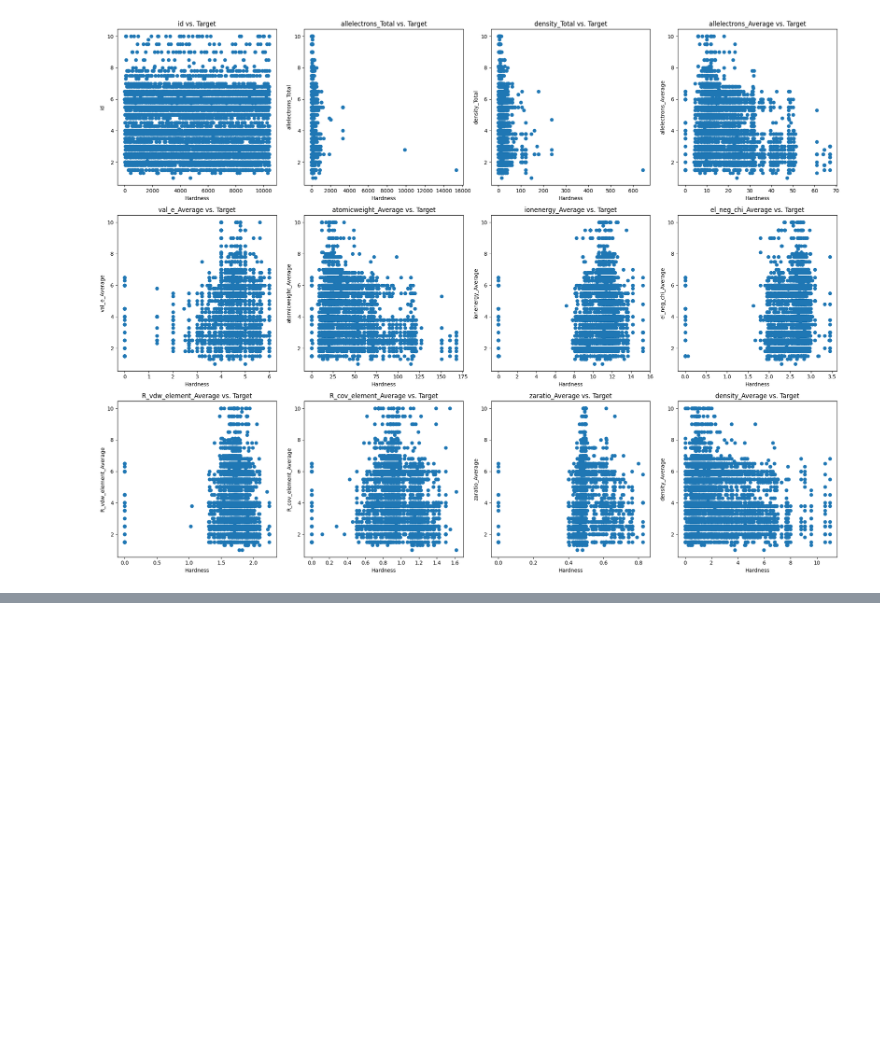
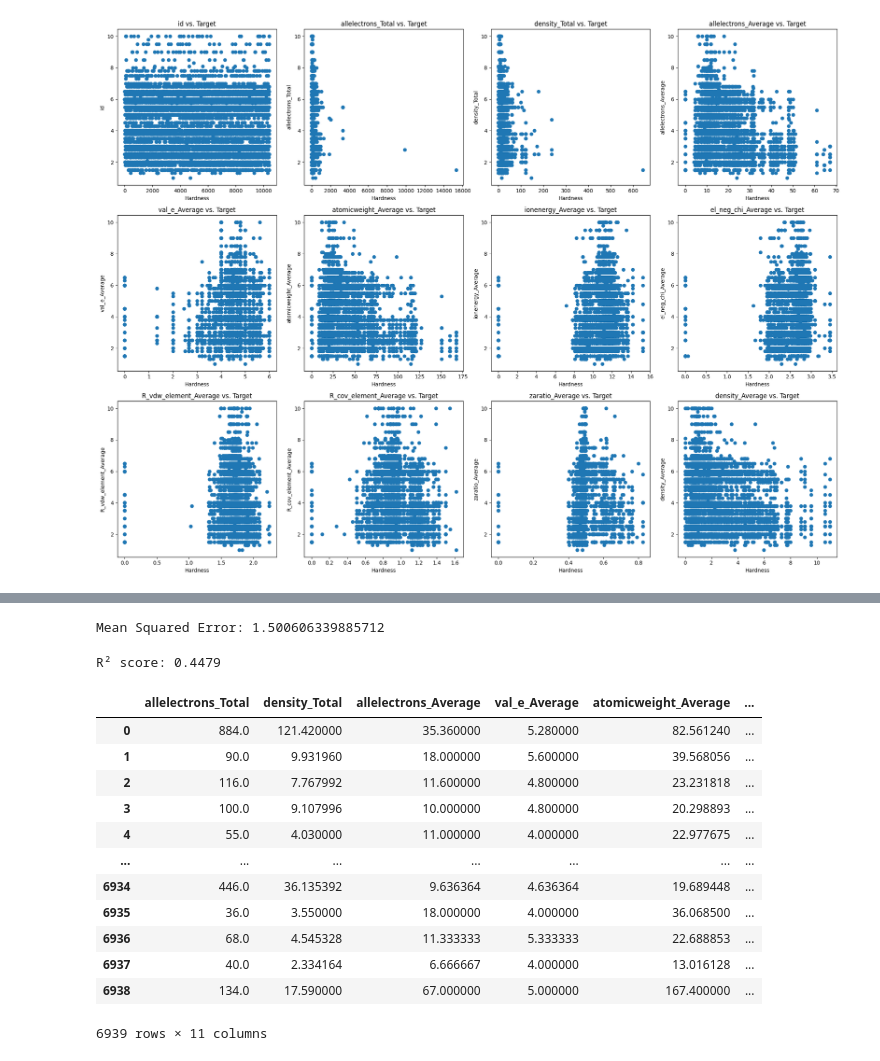
Before and after one commit to gacheru101/Play_ground_series-data, a Jupyter notebook: play-ground-series.ipynb, the cells around one changed output, grey strips where cells are left out. Saved outputs shown, nothing was run; the diff lists cells and outputs as text; code cells hidden in the pictures; blank space fills up the shorter version.

```diff
--- a/play-ground-series.ipynb
+++ b/play-ground-series.ipynb
@@ -79,0 +146,50 @@ plt.show()
+# %%
+#feature engineering for the features
+# Splitting the data into features and target
+X = df_scaled
+y = df_train['Hardness']
+
+from sklearn.model_selection import train_test_split
+# Splitting dataset into training and testing set
+X_train, X_test, y_train, y_test = train_test_split(X, y, test_size=0.2, random_state=42)
+from sklearn.ensemble import GradientBoostingRegressor
+from sklearn.metrics import mean_squared_error
+
+# Initialize the model
+gbm_model = GradientBoostingRegressor(n_estimators=100, learning_rate=0.1, max_depth=3, random_state=42)
+
+# Fit the model
+gbm_model.fit(X_train, y_train)
+
+# Predictions
+predictions = gbm_model.predict(X_test)
+
+# Evaluate the model
+mse = mean_squared_error(y_test, predictions)
+print(f"Mean Squared Error: {mse}")
+# %% [output]
+Mean Squared Error: 1.500606339885712
+# %%
+from sklearn.metrics import r2_score
+# Calculate the R² score
+r2 = r2_score(y_test, predictions)
+print(f'R² score: {r2:.4f}')
+# %% [output]
+R² score: 0.4479
+# %%
+df_tes = df_test.drop(['id'],axis=1)
+df_tes
+# %% [output]
+|  | allelectrons_Total | density_Total | allelectrons_Average | val_e_Average | atomicweight_Average | ... |
+| 0 | 884.0 | 121.420000 | 35.360000 | 5.280000 | 82.561240 | ... |
+| 1 | 90.0 | 9.931960 | 18.000000 | 5.600000 | 39.568056 | ... |
+| 2 | 116.0 | 7.767992 | 11.600000 | 4.800000 | 23.231818 | ... |
+| 3 | 100.0 | 9.107996 | 10.000000 | 4.800000 | 20.298893 | ... |
+| 4 | 55.0 | 4.030000 | 11.000000 | 4.000000 | 22.977675 | ... |
+| ... | ... | ... | ... | ... | ... | ... |
+| 6934 | 446.0 | 36.135392 | 9.636364 | 4.636364 | 19.689448 | ... |
+| 6935 | 36.0 | 3.550000 | 18.000000 | 4.000000 | 36.068500 | ... |
+| 6936 | 68.0 | 4.545328 | 11.333333 | 5.333333 | 22.688853 | ... |
+| 6937 | 40.0 | 2.334164 | 6.666667 | 4.000000 | 13.016128 | ... |
+| 6938 | 134.0 | 17.590000 | 67.000000 | 5.000000 | 167.400000 | ... |
+6939 rows × 11 columns
```
Also changed, not shown: parts of 6 cells of this notebook.
